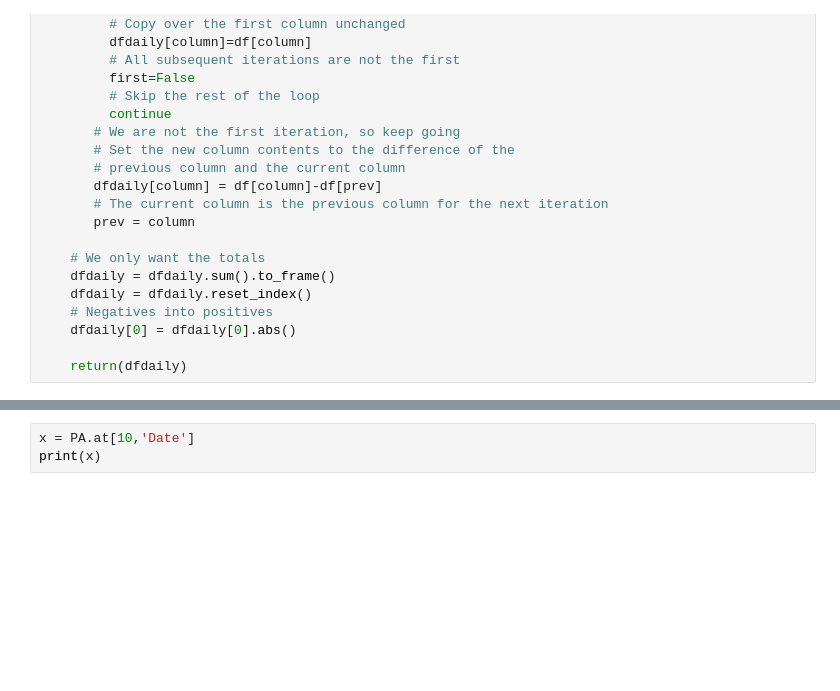
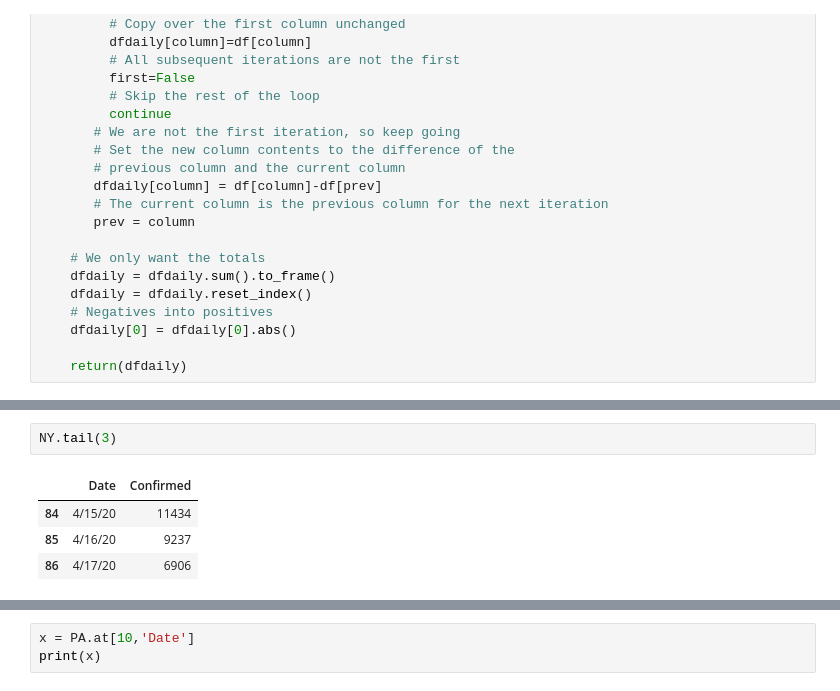
Before and after one commit to adrimos/COVID19_Daily_US_States_BarChart, a Jupyter notebook: Daily_US_States_BarChart.ipynb, the cells around one changed output, grey strips where cells are left out. Drawn from its saved outputs; the diff is of its cells as text; blank space fills up the shorter version.

```diff
--- a/Daily_US_States_BarChart.ipynb
+++ b/Daily_US_States_BarChart.ipynb
@@ -215,0 +206,7 @@ CT_d = CT_d.rename(columns={'index': 'Date', 0: 'Deaths'})
+# %%
+NY.tail(3)
+# %% [output]
+|  | Date | Confirmed |
+| 84 | 4/15/20 | 11434 |
+| 85 | 4/16/20 | 9237 |
+| 86 | 4/17/20 | 6906 |
```
Also changed, not shown: parts of 20 cells of this notebook, 1 other file.
